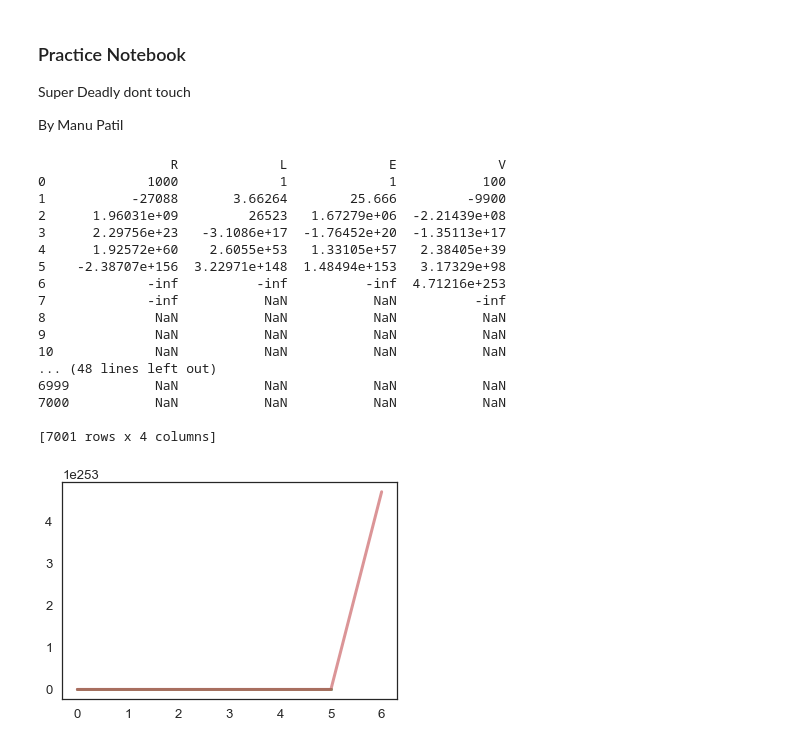
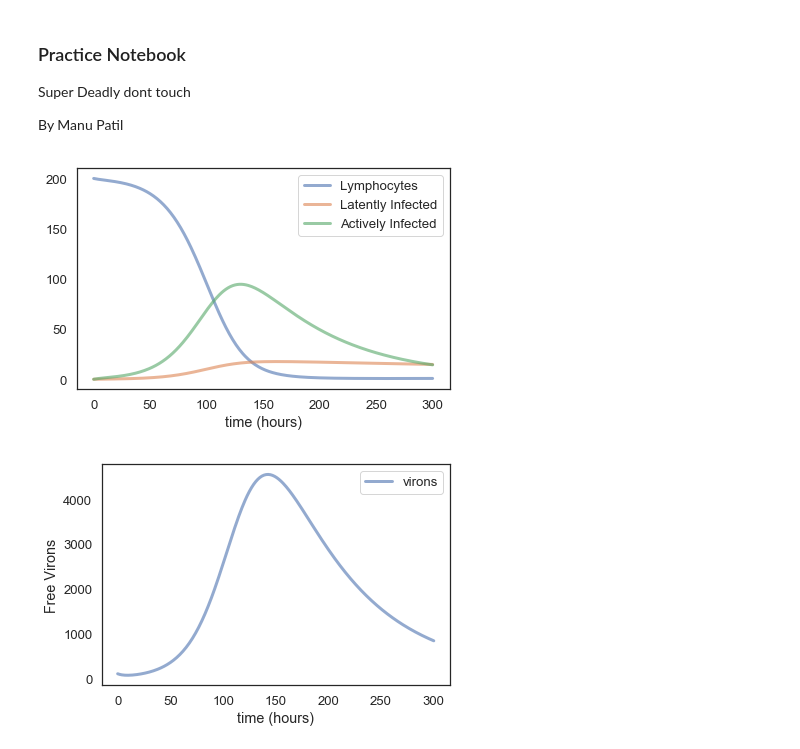
Before and after one commit to mpatil99/ModSimPy, a Jupyter notebook: code/hiv_model.ipynb, the cells around one changed output. Saved outputs shown, nothing was run; the diff lists cells and outputs as text; code cells hidden in the pictures.

```diff
--- a/code/hiv_model.ipynb
+++ b/code/hiv_model.ipynb
@@ -39,13 +39,17 @@ def make_system(Gamma, mu, tau, beta, rho, alpha, sigma, delta, pi):
-# %%
-def update_func(state, t, system):
-    unpack(system)
-    r,l,e,v = state;
-    dR = r + r * (Gamma * tau - mu * state.R - beta * state.R * state.V)
-    dL = l + l * (rho * beta * state.R * state.V - mu * state.L - alpha * state.L)
-    dE = e + e * ((1 - rho)*beta*state.R*state.V + alpha*state.L + delta*state.E)
-    dV = v + v * (pi*state.E - sigma *state.V)
-    #print(rho * beta * state.R * state.V)
-    return State(R = dR,L = dL,E = dE,V = dV);
+# %%
+def update_func(state, t, system):
+    unpack(system)
+    r,l,e,v = state;
+    dr = ((Gamma * tau - mu * r - beta * r * v)*dt)
+    dl = ((rho * beta * r * v- mu * l - alpha * l)*dt)
+    de = (((1 - rho)*beta*r*v + alpha*l - delta*e)*dt)
+    dv =((pi*e - sigma *v)*dt)
+    r += dr
+    l += dl
+    e += de
+    v += dv
+
+    return State(R = r,L = l,E = e,V = v);
 # %%
 def run_simulation(system, update_func):
     """Runs a simulation of the system.
@@ -64,29 +68,20 @@ def run_simulation(system, update_func):
 
     return frame
 # %%
-system = make_system(1.36, .00136, .2, .00027, .1, .036 , 2, .33, 100)
+
+# (Gamma, mu, tau, beta, rho, alpha, sigma, delta, pi,dt):
+system = make_system(1.36, .00136, .2, .00027, .1, .036 , 2, .33, 100,1/24)
 frame = run_simulation(system, update_func);
-print(frame)
-plot(frame.R);
-plot(frame.L);
-plot(frame.E);
-plot(frame.V);
+#print(frame)
+plot(frame.R, label  = "Lymphocytes");
+plot(frame.L, label = "Latently Infected");
+plot(frame.E, label = "Actively Infected");
+#plot(frame.V, label = "virons");
+decorate(xlabel = "time (hours)", ylabel = "Cells");
 # %% [output]
-                 R             L             E             V
-0             1000             1             1           100
-1           -27088       3.66264        25.666         -9900
-2      1.96031e+09         26523   1.67279e+06  -2.21439e+08
-3      2.29756e+23   -3.1086e+17  -1.76452e+20  -1.35113e+17
-4      1.92572e+60    2.6055e+53   1.33105e+57   2.38405e+39
-5    -2.38707e+156  3.22971e+148  1.48494e+153   3.17329e+98
-6             -inf          -inf          -inf  4.71216e+253
-7             -inf           NaN           NaN          -inf
-8              NaN           NaN           NaN           NaN
-9              NaN           NaN           NaN           NaN
-10             NaN           NaN           NaN           NaN
-... (48 lines left out)
-6999           NaN           NaN           NaN           NaN
-7000           NaN           NaN           NaN           NaN
-
-[7001 rows x 4 columns]
-[figure, old version]
+[figure, new version]
+# %%
+plot(frame.V, label = "virons");
+decorate(xlabel = "time (hours)", ylabel = "Free Virons");
+# %% [output]
+[figure, added]
```
Also changed, not shown: parts of 2 cells of this notebook, 1 other file.
